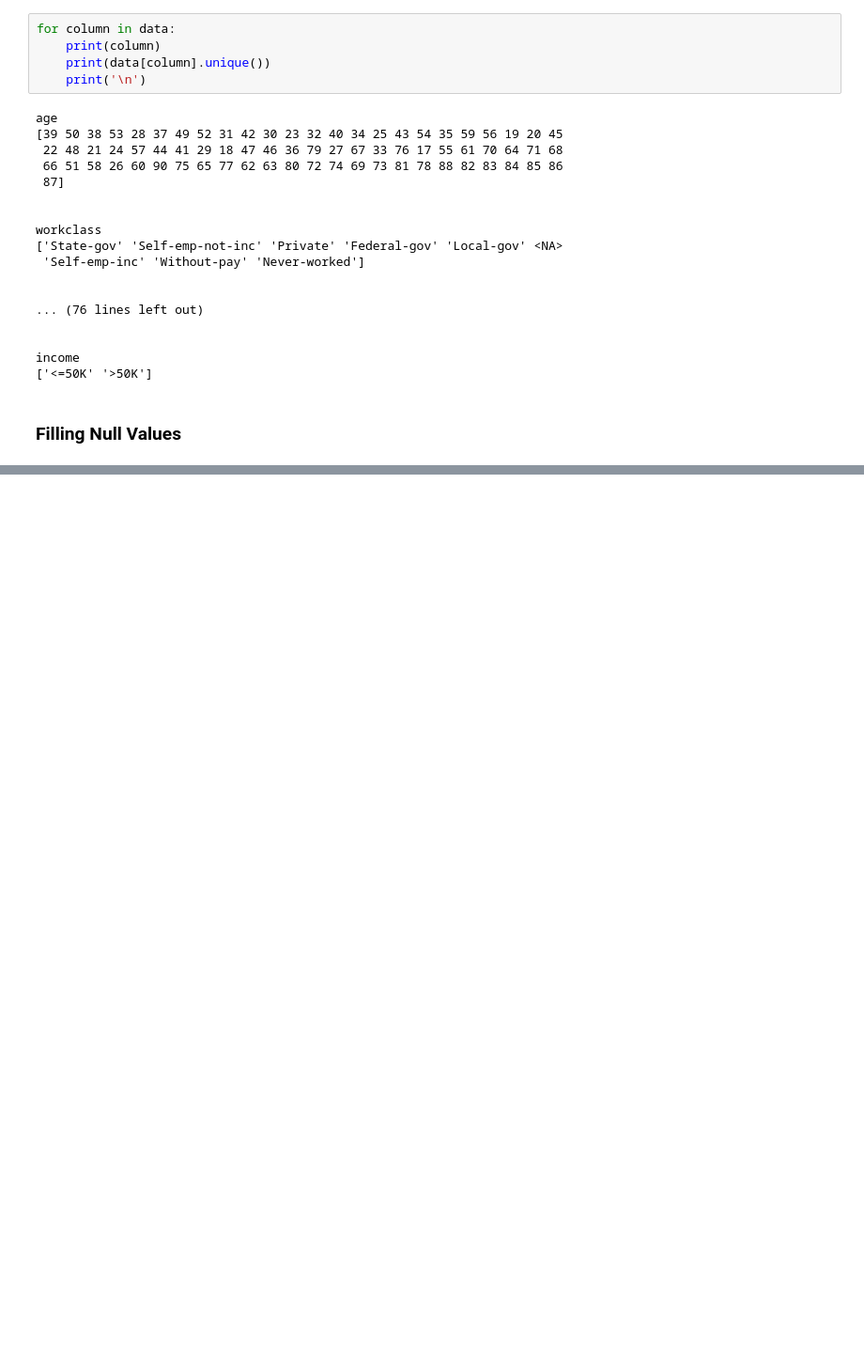
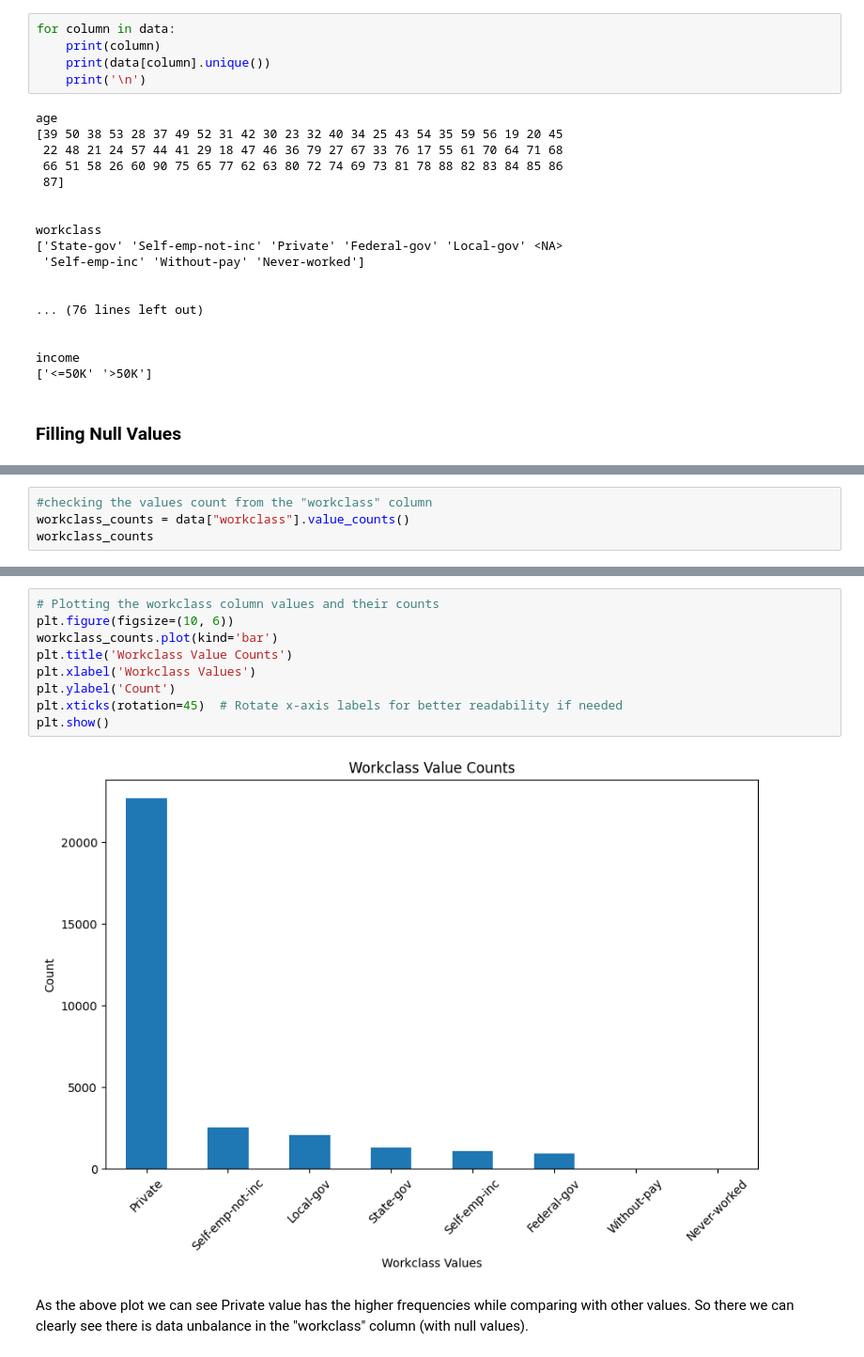
Before and after one commit to VanujaDesilva/IncomePrediction-ML-Models, a Jupyter notebook: Data Pre Processing.ipynb, the cells around one changed output, grey strips where cells are left out. Shown at 94% size. Drawn from its saved outputs; the diff is of its cells as text; blank space fills up the shorter version.

Commit message:
Update data pre processing part

```diff
--- a/Data Pre Processing.ipynb
+++ b/Data Pre Processing.ipynb
@@ -193,0 +217,4 @@ null_values
+# %%
+#checking the values count from the "workclass" column
+workclass_counts = data["workclass"].value_counts()
+workclass_counts
@@ -193,0 +232,13 @@ null_values
+# %%
+# Plotting the workclass column values and their counts
+plt.figure(figsize=(10, 6))
+workclass_counts.plot(kind='bar')
+plt.title('Workclass Value Counts')
+plt.xlabel('Workclass Values')
+plt.ylabel('Count')
+plt.xticks(rotation=45)  # Rotate x-axis labels for better readability if needed
+plt.show()
+# %% [output]
+[figure, added]
+# %% [markdown]
+As the above plot we can see Private value has the higher frequencies while comparing with other values. So there we can clearly see there is data unbalance in the "workclass" column (with null values).
```
Also changed, not shown: parts of 15 cells of this notebook.
